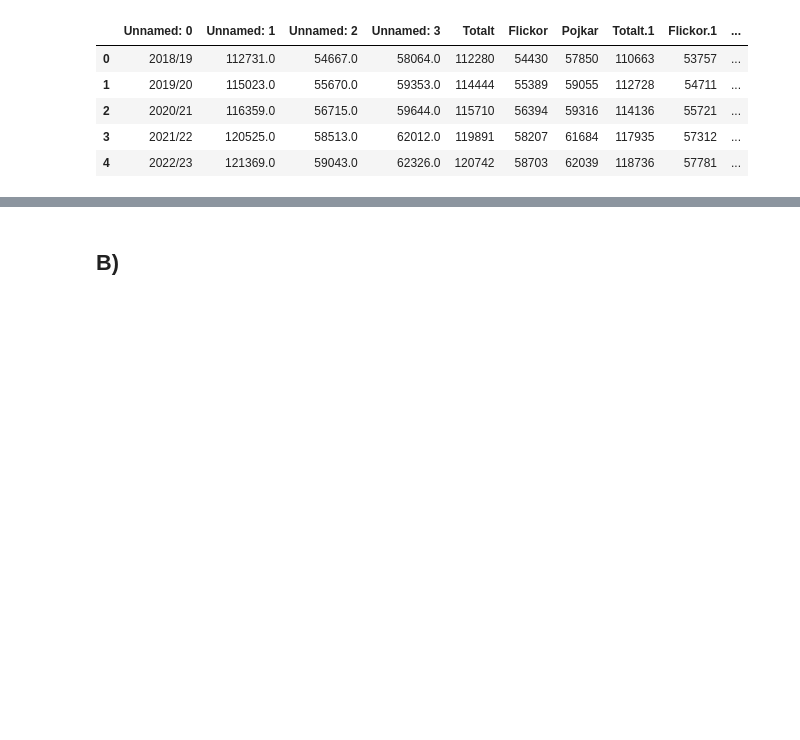
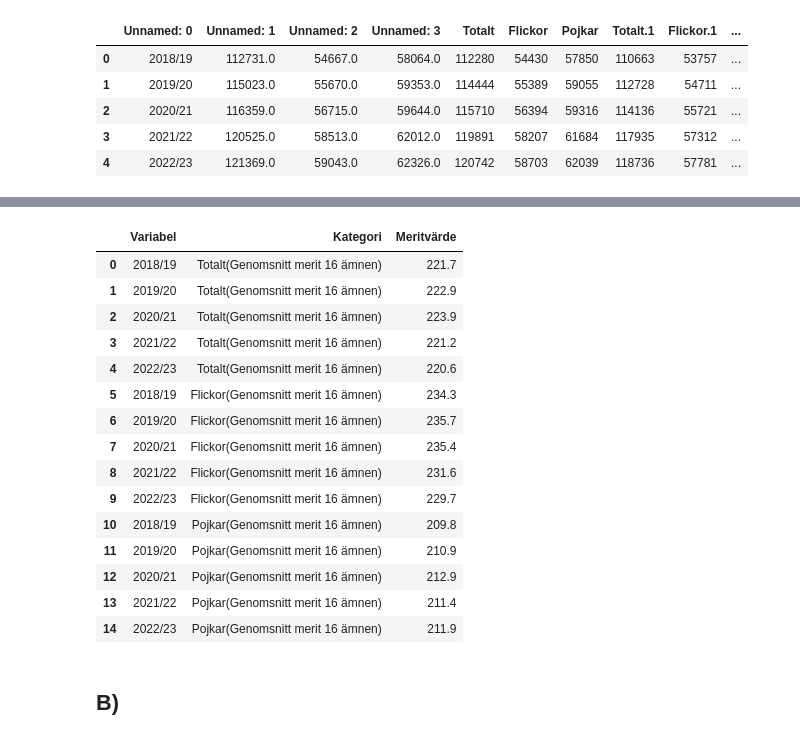
Before and after one commit to MiltonOberg/Python-Milton--sterberg-OPA23, a Jupyter notebook: Laboration2/Labb2.ipynb, the cells around one changed output, grey strips where cells are left out. Cells and saved outputs as stored; diff of their text form; code cells hidden in the pictures; blank space fills up the shorter version.

```diff
--- a/Laboration2/Labb2.ipynb
+++ b/Laboration2/Labb2.ipynb
@@ -265,3 +239,40 @@ df_1b
+# %%
+df_mean16 = pd.melt(
+    df_1b[0:5],
+    id_vars="Variabel",
+    var_name="Kategori",
+    value_vars={
+        "Totalt(Genomsnitt merit 16 ämnen)",
+        "Flickor(Genomsnitt merit 16 ämnen)",
+        "Pojkar(Genomsnitt merit 16 ämnen)",
+    },
+    value_name="Meritvärde",
+)
+fig = px.line(
+    df_mean16,
+    x="Variabel",
+    y="Meritvärde",
+    line_dash= "Kategori"
+)
+fig.show()
+df_mean16
+# %% [output]
+|  | Variabel | Kategori | Meritvärde |
+| 0 | 2018/19 | Totalt(Genomsnitt merit 16 ämnen) | 221.7 |
+| 1 | 2019/20 | Totalt(Genomsnitt merit 16 ämnen) | 222.9 |
+| 2 | 2020/21 | Totalt(Genomsnitt merit 16 ämnen) | 223.9 |
+| 3 | 2021/22 | Totalt(Genomsnitt merit 16 ämnen) | 221.2 |
+| 4 | 2022/23 | Totalt(Genomsnitt merit 16 ämnen) | 220.6 |
+| 5 | 2018/19 | Flickor(Genomsnitt merit 16 ämnen) | 234.3 |
+| 6 | 2019/20 | Flickor(Genomsnitt merit 16 ämnen) | 235.7 |
+| 7 | 2020/21 | Flickor(Genomsnitt merit 16 ämnen) | 235.4 |
+| 8 | 2021/22 | Flickor(Genomsnitt merit 16 ämnen) | 231.6 |
+| 9 | 2022/23 | Flickor(Genomsnitt merit 16 ämnen) | 229.7 |
+| 10 | 2018/19 | Pojkar(Genomsnitt merit 16 ämnen) | 209.8 |
+| 11 | 2019/20 | Pojkar(Genomsnitt merit 16 ämnen) | 210.9 |
+| 12 | 2020/21 | Pojkar(Genomsnitt merit 16 ämnen) | 212.9 |
+| 13 | 2021/22 | Pojkar(Genomsnitt merit 16 ämnen) | 211.4 |
+| 14 | 2022/23 | Pojkar(Genomsnitt merit 16 ämnen) | 211.9 |
 # %% [markdown]
 ## B)
 # %%
```
Also changed, not shown: parts of 4 cells of this notebook, 1 other file.
